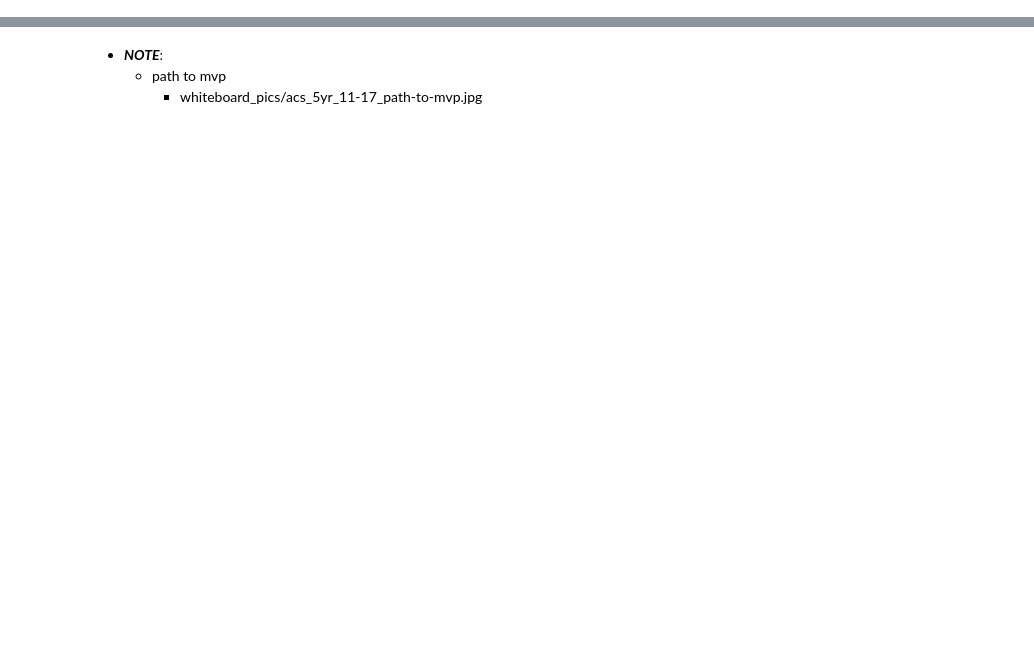
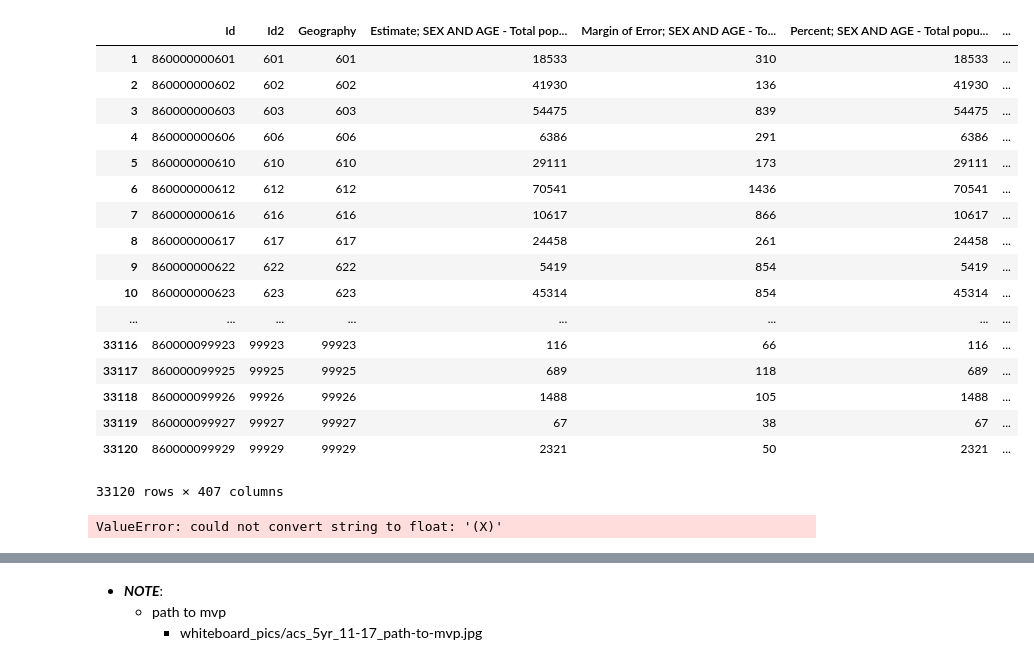
Before and after one commit to gumdropsteve/population_prophet, a Jupyter notebook: exploratory-data-analysis/American_Community_Survey/fiveyr_11_17_kmeans.ipynb, the cells around one changed output, grey strips where cells are left out. Drawn from its saved outputs; the diff is of its cells as text; code cells hidden in the pictures; blank space fills up the shorter version.

Commit message:
other than ValueError: could not convert string to float: '(X)', good to go, project can finaly start scaling

```diff
--- a/exploratory-data-analysis/American_Community_Survey/fiveyr_11_17_kmeans.ipynb
+++ b/exploratory-data-analysis/American_Community_Survey/fiveyr_11_17_kmeans.ipynb
@@ -172,0 +234,3 @@ y2k11
+# %%
+data = y2k11.copy()
+k2011 = to_numeric_but(save_these_columns=3,dataframe=data)
@@ -172,0 +249,3 @@ y2k11
+# %%
+z = k2011.copy()
+z = geography_to_zipcode_ids_to_numeric(z)
@@ -173,3 +263,36 @@ y2k11
+# %%
+z
+# %% [output]
+|  | Id | Id2 | Geography | Estimate; SEX AND AGE - Total pop... | Margin of Error; SEX AND AGE - To... | Percent; SEX AND AGE - Total popu... | ... |
+| 1 | 860000000601 | 601 | 601 | 18533 | 310 | 18533 | ... |
+| 2 | 860000000602 | 602 | 602 | 41930 | 136 | 41930 | ... |
+| 3 | 860000000603 | 603 | 603 | 54475 | 839 | 54475 | ... |
+| 4 | 860000000606 | 606 | 606 | 6386 | 291 | 6386 | ... |
+| 5 | 860000000610 | 610 | 610 | 29111 | 173 | 29111 | ... |
+| 6 | 860000000612 | 612 | 612 | 70541 | 1436 | 70541 | ... |
+| 7 | 860000000616 | 616 | 616 | 10617 | 866 | 10617 | ... |
+| 8 | 860000000617 | 617 | 617 | 24458 | 261 | 24458 | ... |
+| 9 | 860000000622 | 622 | 622 | 5419 | 854 | 5419 | ... |
+| 10 | 860000000623 | 623 | 623 | 45314 | 854 | 45314 | ... |
+| ... | ... | ... | ... | ... | ... | ... | ... |
+| 33116 | 860000099923 | 99923 | 99923 | 116 | 66 | 116 | ... |
+| 33117 | 860000099925 | 99925 | 99925 | 689 | 118 | 689 | ... |
+| 33118 | 860000099926 | 99926 | 99926 | 1488 | 105 | 1488 | ... |
+| 33119 | 860000099927 | 99927 | 99927 | 67 | 38 | 67 | ... |
+| 33120 | 860000099929 | 99929 | 99929 | 2321 | 50 | 2321 | ... |
+33120 rows × 407 columns
+# %%
+# Convert DataFrame to matrix
+mat = z.values
+# Using sklearn
+km = KMeans(n_clusters=5)
+km.fit(mat)
+# Get cluster assignment labels
+labels = km.labels_
+# Format results as a DataFrame
+results = pandas.DataFrame([dataset.index,labels]).T
+# %% [output]
+ValueError: could not convert string to float: '(X)'
 # %%
 # copy df for editing
 k11 = y2k11.copy()
```
Also changed, not shown: parts of 9 cells of this notebook.
